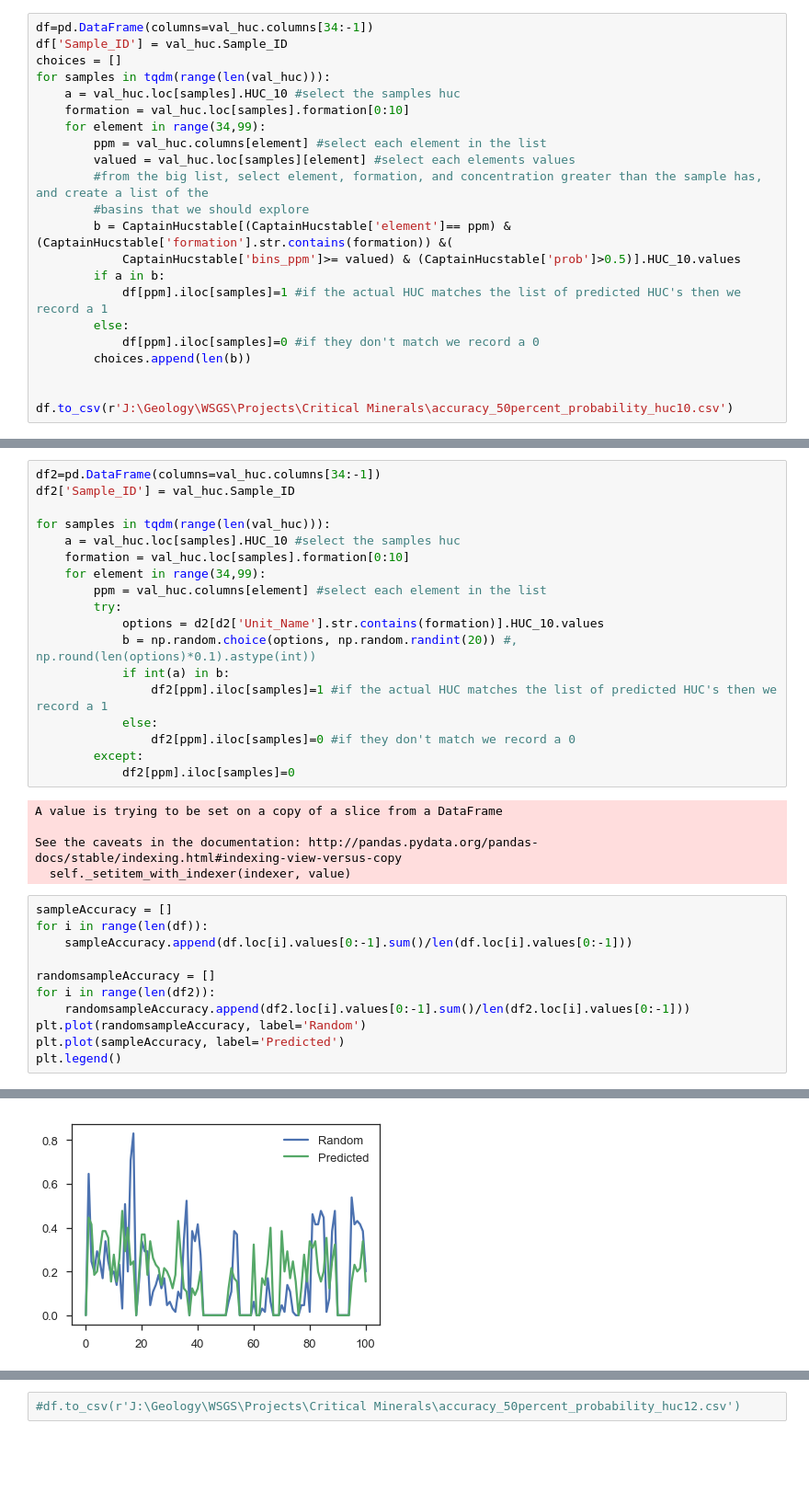
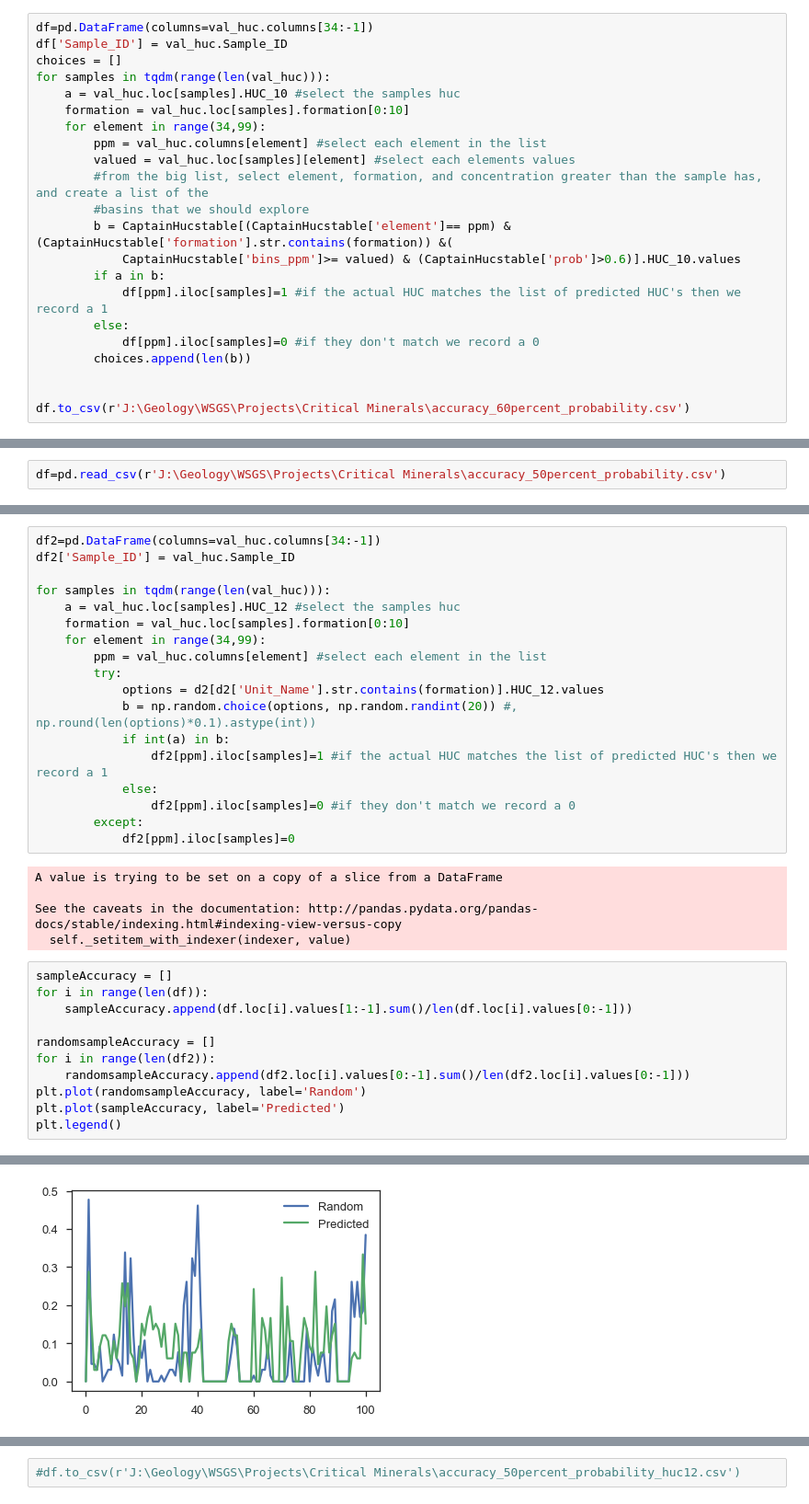
Before and after one commit to jessepisel/criticalandstrategic, a Jupyter notebook: Prediction validation.ipynb, the cells around one changed output, grey strips where cells are left out. Shown at 92% size. Drawn from its saved outputs; the diff is of its cells as text; blank space fills up the shorter version.

```diff
--- a/Prediction validation.ipynb
+++ b/Prediction validation.ipynb
@@ -68,7 +68,7 @@ for samples in tqdm(range(len(val_huc))):
         #from the big list, select element, formation, and concentration greater than the sample has, and create a list of the
         #basins that we should explore
         b = CaptainHucstable[(CaptainHucstable['element']== ppm) & (CaptainHucstable['formation'].str.contains(formation)) &(
-            CaptainHucstable['bins_ppm']>= valued) & (CaptainHucstable['prob']>0.5)].HUC_10.values
+            CaptainHucstable['bins_ppm']>= valued) & (CaptainHucstable['prob']>0.6)].HUC_10.values
         if a in b:
             df[ppm].iloc[samples]=1 #if the actual HUC matches the list of predicted HUC's then we record a 1
         else:
@@ -76,4 +76,4 @@ for samples in tqdm(range(len(val_huc))):
         choices.append(len(b))
 
 
-df.to_csv(r'J:\Geology\WSGS\Projects\Critical Minerals\accuracy_50percent_probability_huc10.csv')
+df.to_csv(r'J:\Geology\WSGS\Projects\Critical Minerals\accuracy_60percent_probability.csv')
@@ -85,3 +80,5 @@ See the caveats in the documentation: http://pandas.pydata.org/pandas-docs/stabl
+# %%
+df=pd.read_csv(r'J:\Geology\WSGS\Projects\Critical Minerals\accuracy_50percent_probability.csv')
 # %%
 d2=pd.read_csv(r'J:\Geology\WSGS\Projects\Critical Minerals\intersection_huc12.csv')
 # %%
@@ -99,12 +96,12 @@ df2=pd.DataFrame(columns=val_huc.columns[34:-1])
 df2['Sample_ID'] = val_huc.Sample_ID
 
 for samples in tqdm(range(len(val_huc))):
-    a = val_huc.loc[samples].HUC_10 #select the samples huc
+    a = val_huc.loc[samples].HUC_12 #select the samples huc
     formation = val_huc.loc[samples].formation[0:10]
     for element in range(34,99):
         ppm = val_huc.columns[element] #select each element in the list
         try:
-            options = d2[d2['Unit_Name'].str.contains(formation)].HUC_10.values
+            options = d2[d2['Unit_Name'].str.contains(formation)].HUC_12.values
             b = np.random.choice(options, np.random.randint(20)) #, np.round(len(options)*0.1).astype(int))
             if int(a) in b:
                 df2[ppm].iloc[samples]=1 #if the actual HUC matches the list of predicted HUC's then we record a 1
@@ -120,17 +117,17 @@ See the caveats in the documentation: http://pandas.pydata.org/pandas-docs/stabl
 # %%
 sampleAccuracy = []
 for i in range(len(df)):
-    sampleAccuracy.append(df.loc[i].values[0:-1].sum()/len(df.loc[i].values[0:-1]))
+    sampleAccuracy.append(df.loc[i].values[1:-1].sum()/len(df.loc[i].values[0:-1]))
 
 randomsampleAccuracy = []
 for i in range(len(df2)):
     randomsampleAccuracy.append(df2.loc[i].values[0:-1].sum()/len(df2.loc[i].values[0:-1]))
 plt.plot(randomsampleAccuracy, label='Random')
 plt.plot(sampleAccuracy, label='Predicted')
 plt.legend()
 # %% [output]
 <matplotlib.legend.Legend at 0x...>
-[figure, old version]
+[figure, new version]
 # %%
 print(np.mean(randomsampleAccuracy), np.mean(sampleAccuracy))
 # %% [output]
```
Also changed, not shown: parts of 5 cells of this notebook, 1 other file.
